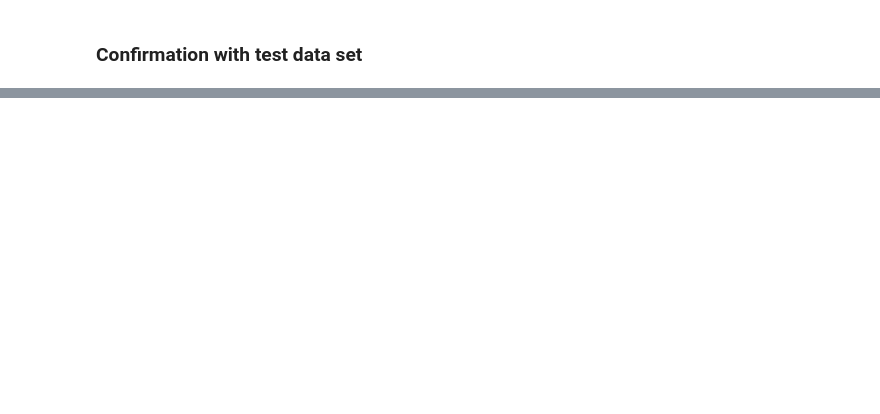
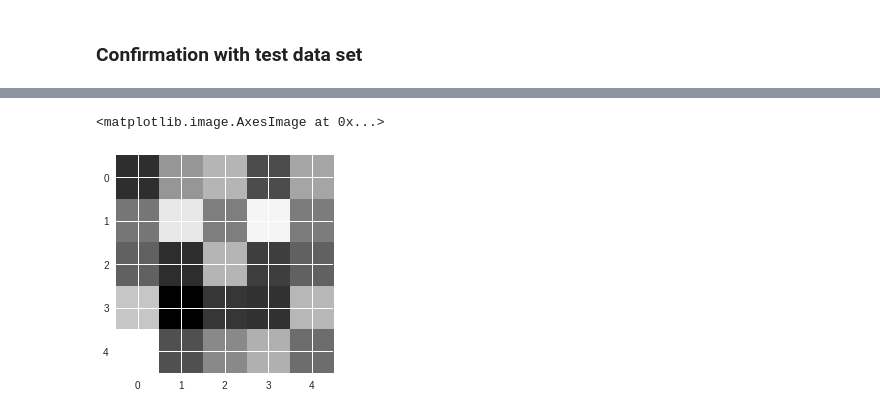
Before and after one commit to araobp/acoustic-features, a Jupyter notebook: tensorflow/CNN_for_AED_preliminary_test.ipynb, the cells around one changed output, grey strips where cells are left out. Drawn from its saved outputs; the diff is of its cells as text; code cells hidden in the pictures; blank space fills up the shorter version.

```diff
--- a/tensorflow/CNN_for_AED_preliminary_test.ipynb
+++ b/tensorflow/CNN_for_AED_preliminary_test.ipynb
@@ -127,11 +131,13 @@ num_classes = 5
 
 num_filters1 = 128
 num_filters2 = 256
+num_filters3 = 256
 
 num_layers = 1
 
 x = tf.placeholder(tf.float32, [None, FILTERS*100])
-x_image = tf.reshape(x, [-1,FILTERS,100,1])
+
+x_image = tf.reshape(x, [-1,100,FILTERS,1])
 
 W_conv1 = tf.Variable(tf.truncated_normal([5, 5, 1, num_filters1], stddev=0.1))
 h_conv1 = tf.nn.conv2d(x_image, W_conv1, strides=[1,1,1,1], padding='SAME')
@@ -144,6 +150,14 @@ h_conv2 = tf.nn.conv2d(h_pool1, W_conv2, strides=[1,1,1,1], padding='SAME')
 b_conv2 = tf.Variable(tf.constant(0.1, shape=[num_filters2]))
 h_conv2_cutoff = tf.nn.relu(h_conv2 + b_conv2)
 h_pool2 = tf.nn.max_pool(h_conv2_cutoff, ksize=[1,2,2,1], strides=[1,2,2,1], padding='SAME')
+
+#W_conv3 = tf.Variable(tf.truncated_normal([5, 5, num_filters2, num_filters3], stddev=0.1))
+#h_conv3 = tf.nn.conv2d(h_pool2, W_conv3, strides=[1,1,1,1], padding='SAME')
+#b_conv3 = tf.Variable(tf.constant(0.1, shape=[num_filters3]))
+#h_conv3_cutoff = tf.nn.relu(h_conv3 + b_conv3)
+#h_pool3 = tf.nn.max_pool(h_conv3_cutoff, ksize=[1,1,1,1], strides=[1,1,1,1], padding='SAME')
+
+#h_pool_flat3 = tf.reshape(h_pool3, [-1, int(FILTERS/4)*25*num_filters3])
 h_pool_flat2 = tf.reshape(h_pool2, [-1, int(FILTERS/4)*25*num_filters2])
 # %% [markdown]
 ### Fully connected layer
@@ -177,7 +193,7 @@ p = tf.nn.softmax(tf.matmul(hidden3_drop, w0) + b0)
 # %%
 t = tf.placeholder(tf.float32, [None, num_classes])
 loss = -tf.reduce_sum(t * tf.log(p))
-train_step = tf.train.AdamOptimizer(0.001).minimize(loss)
+train_step = tf.train.AdamOptimizer(0.0001).minimize(loss)
 correct_prediction = tf.equal(tf.argmax(p, 1), tf.argmax(t, 1))
 accuracy = tf.reduce_mean(tf.cast(correct_prediction, tf.float32))
 # %%
@@ -185,7 +201,7 @@ sess = tf.Session()
 sess.run(tf.global_variables_initializer())
 # %%
 i = 0
-for _ in range(1000):
+for _ in range(500):
     i += 1
     sess.run(train_step, feed_dict={x:train_x, t:train_t, keep_prob:0.5})
     if i % 20 == 0:
@@ -202,0 +269,2 @@ sess.close()
+# %%
+filter_vals, conv_vals = sess.run([W_conv2, h_pool2], feed_dict={x:train_x})
@@ -202,0 +276,5 @@ sess.close()
+# %%
+plt.imshow(filter_vals[:,:,0,77], interpolation='nearest', cmap=plt.cm.gray_r)
+# %% [output]
+<matplotlib.image.AxesImage at 0x...>
+[figure, added]
```
Also changed, not shown: parts of 13 cells of this notebook, 1 other file.
